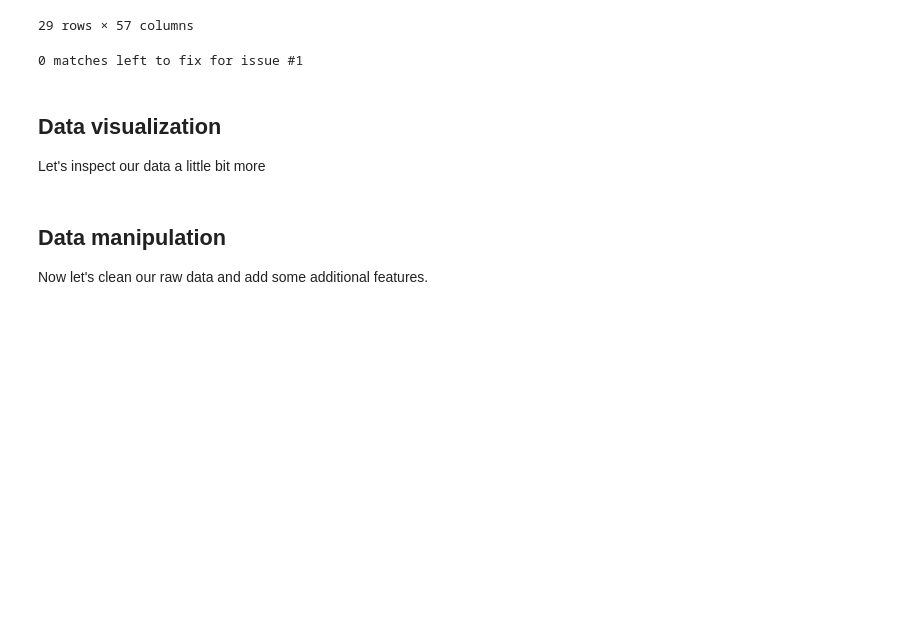
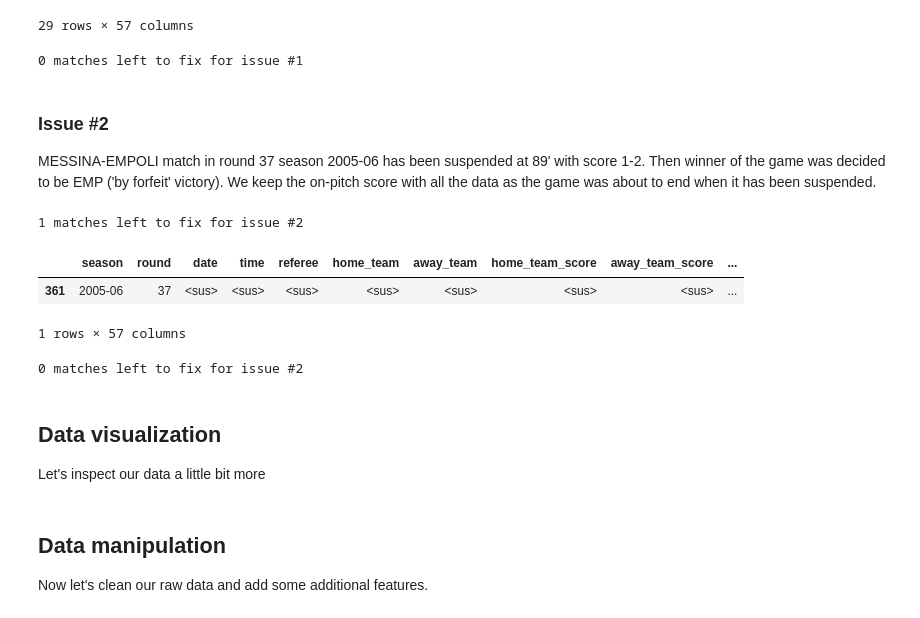
Before and after one commit to davnig/football-match-results-prediction, a Jupyter notebook: data_preprocessing.ipynb, the cells around one changed output. Saved outputs shown, nothing was run; the diff lists cells and outputs as text; code cells hidden in the pictures; blank space fills up the shorter version.

Commit message:
feat: fix for data issue #2

```diff
--- a/data_preprocessing.ipynb
+++ b/data_preprocessing.ipynb
@@ -93,3 +93,15 @@ to_fix_mask = (train_raw['away_substitute_12'].isnull()) & ((train_raw['home_tea
 print(f'{len(train_raw[to_fix_mask])} matches left to fix for issue #1')
 # %% [output]
 0 matches left to fix for issue #1
+# %% [markdown]
+### Issue #2
+MESSINA-EMPOLI match in round 37 season 2005-06 has been suspended at 89' with score 1-2. Then winner of the game was decided to be EMP ('by forfeit' victory). We keep the on-pitch score with all the data as the game was about to end when it has been suspended.
+# %%
+to_fix_mask = (train_raw['date'] == '<sus>')
+print(f'{len(train_raw[to_fix_mask])} matches left to fix for issue #2')
+train_raw[to_fix_mask]
+# %% [output]
+1 matches left to fix for issue #2
+|  | season | round | date | time | referee | home_team | away_team | home_team_score | away_team_score | ... |
+| 361 | 2005-06 | 37 | <sus> | <sus> | <sus> | <sus> | <sus> | <sus> | <sus> | ... |
+1 rows × 57 columns
@@ -96,3 +116,8 @@ print(f'{len(train_raw[to_fix_mask])} matches left to fix for issue #1')
+# %%
+to_fix_mask = (train_raw['date'] == '<sus>')
+print(f'{len(train_raw[to_fix_mask])} matches left to fix for issue #2')
+# %% [output]
+0 matches left to fix for issue #2
 # %% [markdown]
 ## Data visualization
 
```
Also changed, not shown: parts of 1 cell of this notebook.
